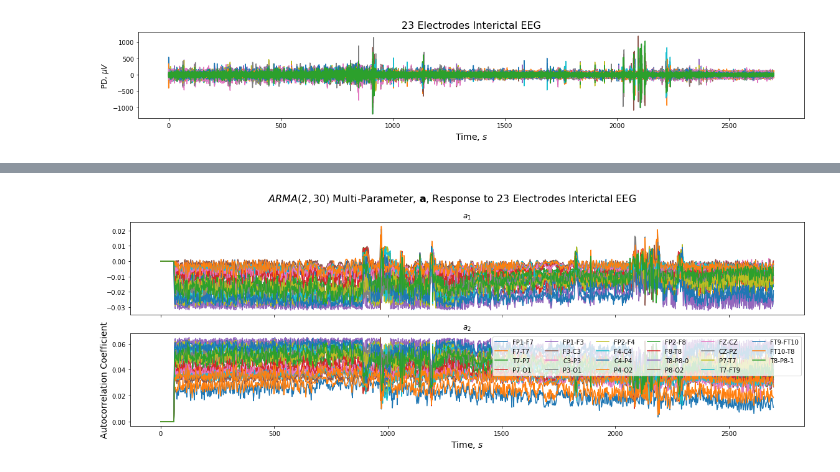
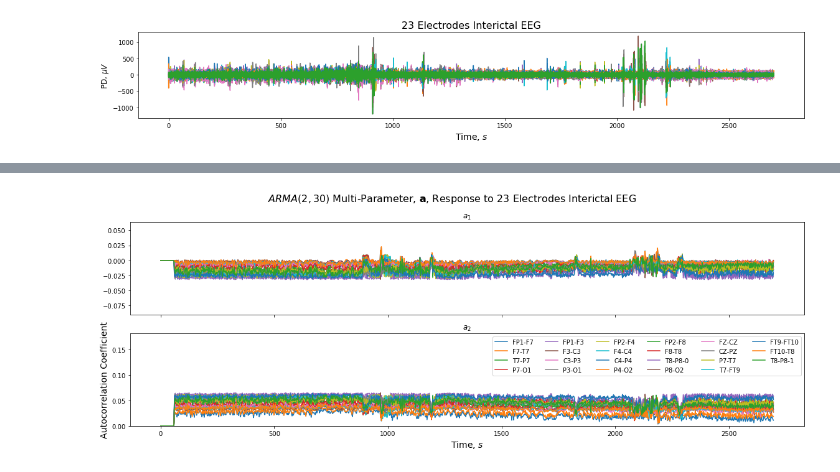
Before and after one commit to samisnotinsane/chbmit-seizure-prediction, a Jupyter notebook: feature_extraction/chb01_interictal_AR.ipynb, the cells around one changed output, grey strips where cells are left out. Cells and saved outputs as stored; diff of their text form; code cells hidden in the pictures.

```diff
--- a/feature_extraction/chb01_interictal_AR.ipynb
+++ b/feature_extraction/chb01_interictal_AR.ipynb
@@ -141,6 +141,7 @@ for i in range(p): # for each coefficient
     for j in range(EEG.shape[0]): # for each channel
         axs[i].plot(t, sig_AR[:, j, i], label=f'{ch_names[j]}')
         axs[i].set_title(f'$a_{i+1}$')
+    axs[i].set_ylim([np.min(sig_AR[:, :, i])*1.8, np.max(sig_AR[:, :, i])*1.8])
 axs[-1].set_xlabel(r'Time, $s$', fontsize=14)
 axs[1].set_ylabel('Autocorrelation Coefficient', fontsize=14)
 plt.suptitle(r"$AR({0})$ Parameter, $\bf{{a}}$, Response to 23 Electrodes Interictal EEG".format(p), fontsize=16)
@@ -153,20 +154,18 @@ fig.savefig(figroot + 'interictal_sample_chb01_37_AR_2_all.pdf')
 # %%
 fig, axs = plt.subplots(p, 1, figsize=(16, 6), sharex=True, facecolor='w', edgecolor='k')
 fig.subplots_adjust(hspace = .8, wspace=.001)
 axs = axs.ravel()
 for i in range(p): # for each coefficient
     for j in range(EEG.shape[0]): # for each channel
         axs[i].plot(t, sig_MA[:, j, i], label=f'{ch_names[j]}')
-#         axs[i].set_ylim([-.1, .1])
-        axs[i].set_title(f'$a_{i+1}$')
-#         axs[i].axvline(x=seizure_start_index, color='tab:red', ls='--')
+    axs[i].set_title(f'$a_{i+1}$')
+    axs[i].set_ylim([np.min(sig_MA[:, :, i])*2.8, np.max(sig_MA[:, :, i])*2.8])
 axs[-1].set_xlabel(r'Time, $s$', fontsize=14)
 axs[1].set_ylabel('Autocorrelation Coefficient', fontsize=14)
 # plt.legend(bbox_to_anchor=(1.12, 2.3), ncol=1)
 plt.legend(loc=1, ncol=6)
 plt.suptitle(r"$ARMA({0}, {1})$ Multi-Parameter, $\bf{{a}}$, Response to 23 Electrodes Interictal EEG".format(p, m), fontsize=16)
 plt.tight_layout()
 plt.show()
-#'ARMA{n_i, m} $\mathbf{a}$ Response to 23 Electrodes in 1 hr EEG'
 # %% [output]
-[figure, old version]
+[figure, new version]
```
Also changed, not shown: parts of 1 cell of this notebook, 1 other file.
